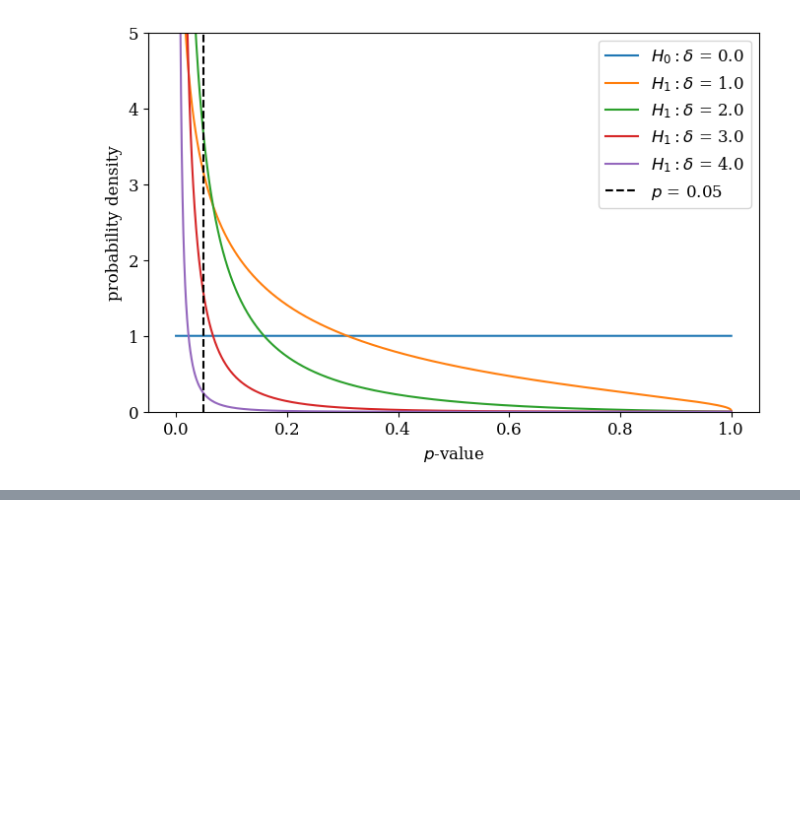
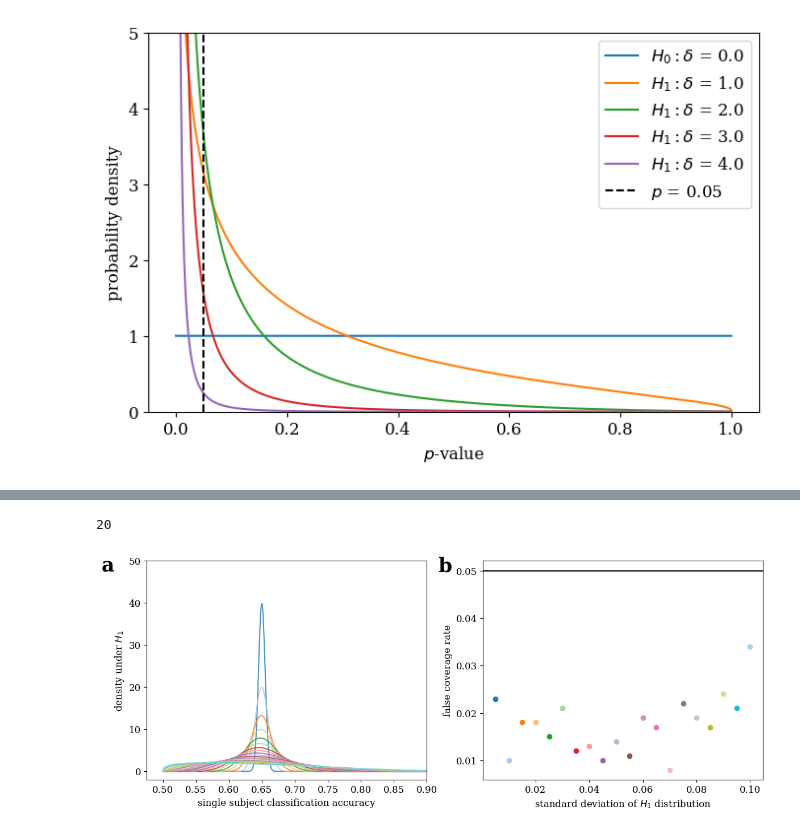
Before and after one commit to john-veillette/p2prev, a Jupyter notebook: simulations/viz.ipynb, the cells around one changed output, grey strips where cells are left out. Drawn from its saved outputs; the diff is of its cells as text; code cells hidden in the pictures; blank space fills up the shorter version.

Commit message:
expands range of standard deviations over which to evaluate effects of heterogeneity, and adds plot to visualize

```diff
--- a/simulations/viz.ipynb
+++ b/simulations/viz.ipynb
@@ -363,3 +363,11 @@ plt.savefig(os.path.join('figures', 'pcurves.jpeg'), dpi = 500, bbox_inches = 't
 plt.show()
 # %% [output]
 [figure]
+# %%
+data_dir = 'heterogeneity'
+fs = [os.path.join(data_dir, f) for f in os.listdir(data_dir) if '.csv' in f]
+seed = lambda f: int(re.findall(r'seed-(\w+)\.', f)[0])
+fs.sort(key = seed)
+dfs = [pd.read_csv(f) for f in fs]
+df = pd.concat(dfs)
+df.head()
@@ -365,0 +381,51 @@ plt.show()
+# %%
+df['false_coverage'] = (df.prevalence > df.pcurve_hdi_high) | (df.prevalence < df.pcurve_hdi_low)
+df.false_coverage = df.false_coverage.astype(float)
+grouped = df.groupby('sigma').mean()
+sigmas = grouped.index.to_numpy()
+fcrs = grouped.false_coverage.to_numpy()
+len(fcrs)
+# %% [output]
+20
+# %%
+## visualize distribution of effect sizes used in above simulations
+## of classification accuracy
+
+from pymc.distributions.continuous import Beta
+from scipy.stats import beta
+
+def pdf_trunc(acc, p_mean, sigma):
+    trunc_mean = (p_mean - .5) * 2
+    a, b = Beta.get_alpha_beta(mu = trunc_mean, sigma = sigma)
+    return beta.pdf((acc - .5) * 2, a, b)
+
+def add_label(ax, label, x_offset = -.16, y_offset = -.05):
+    xmin, xmax = ax.get_xlim()
+    xscale = xmax - xmin
+    ymin, ymax = ax.get_ylim()
+    yscale = ymax - ymin
+    ax.text(
+        xmin + x_offset*xscale, ymax + yscale*y_offset,
+        label, size = 25, weight = 'bold'
+    )
+
+fig, axs = plt.subplots(1, 2, figsize = (14, 5))
+accs = np.linspace(.5, 1., 1000)
+for sigma, fcr, c in zip(sigmas, fcrs, plt.cm.tab20.colors):
+    dens = pdf_trunc(accs, .65, sigma)
+    axs[0].plot(accs, dens, label = '%.02f'%sigma, alpha = .8, color = c)
+    axs[1].scatter(sigma/2, fcr, color = c)
+axs[0].set_ylim(None, 50)
+axs[0].set_xlim(None, .9)
+axs[0].set_xlabel(r"single subject classification accuracy")
+#plt.gca().get_yaxis().set_ticks([])
+axs[0].set_ylabel(r'density under $H_1$')
+axs[1].set_xlabel(r'standard deviation of $H_1$ distribution')
+axs[1].set_ylabel('false coverage rate')
+axs[1].axhline(.05, color = 'black')
+add_label(axs[0], 'a')
+add_label(axs[1], 'b')
+plt.savefig(os.path.join('figures', 'heterogeneity.jpeg'), dpi = 500, bbox_inches = 'tight')
+plt.show()
+# %% [output]
+[figure, added]
```
Also changed, not shown: parts of 1 cell of this notebook, 2 other files.
